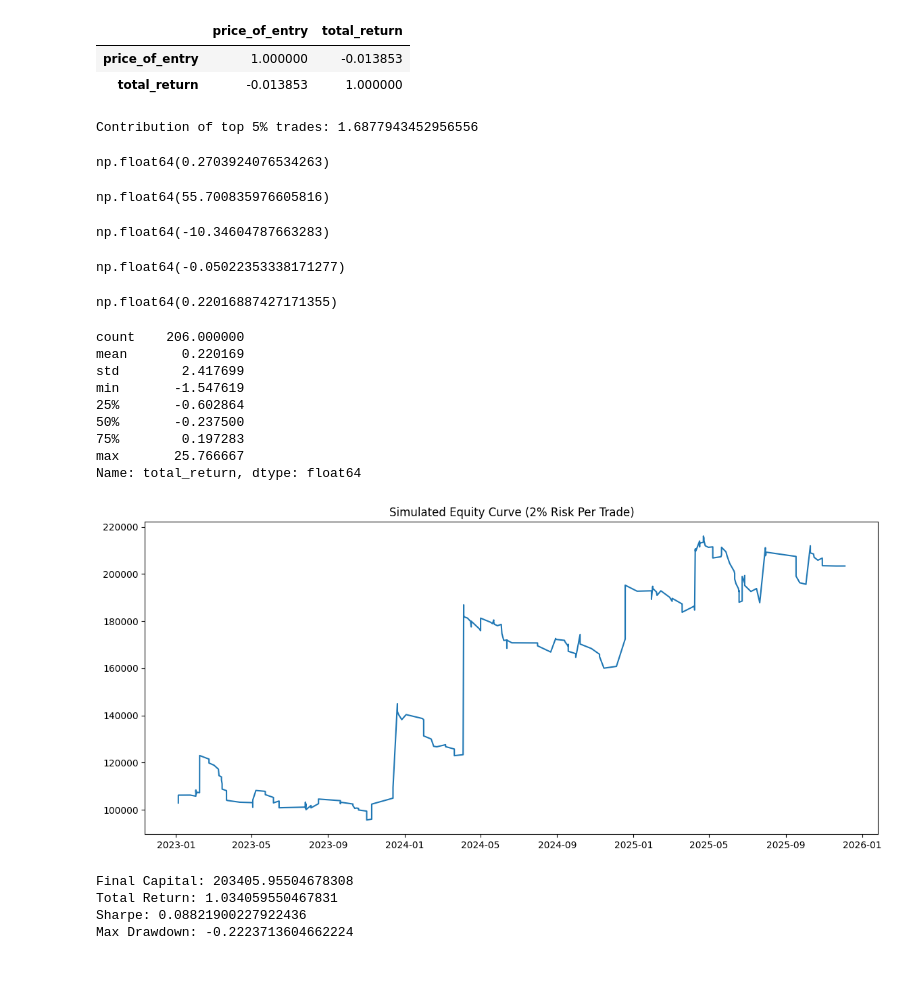
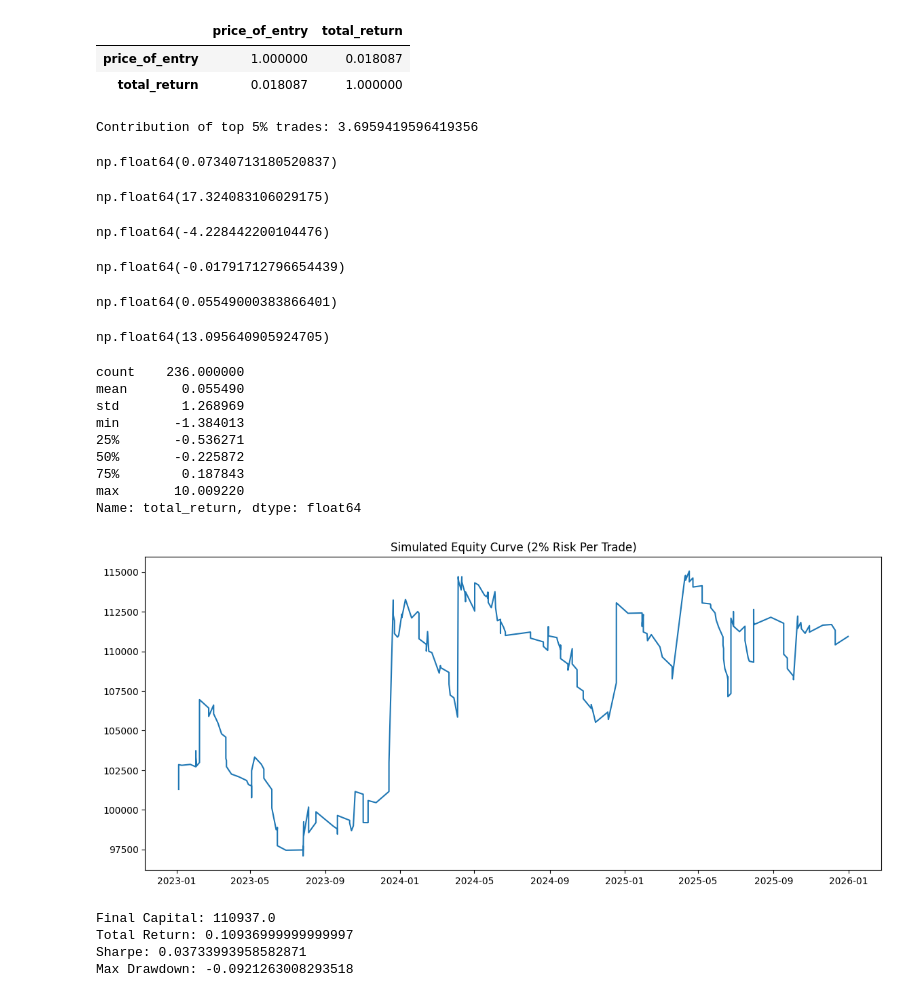
Before and after one commit to ejaxDev/big_movement_model, a Jupyter notebook: backtest_big_movement.ipynb, the cells around one changed output. Cells and saved outputs as stored; diff of their text form; code cells hidden in the pictures; blank space fills up the shorter version.

```diff
--- a/backtest_big_movement.ipynb
+++ b/backtest_big_movement.ipynb
@@ -65,9 +79,10 @@ for k, v in test_df.groupby('date'):
             continue
         if row['datetime'].time() > pd.to_datetime('15:28').time():
             continue
-        if row['pred_prob'] >= 0.6:
-            call_option = dateStrike2opt(row['date'], 'C', int(row['c'])+2)
-            put_option = dateStrike2opt(row['date'], 'P', int(row['c'])-2)
+        if row['pred_prob'] >= .6:
+            expected_move = row['atr_from_open'] * 5 * row['close']
+            call_option = dateStrike2opt(row['date'], 'C', round(row['close']), 0)
+            put_option = dateStrike2opt(row['date'], 'P', round(row['close']), 0)
             if call_option not in options:
                 options[call_option] = get_option(call_option, row['date'])
             if put_option not in options:
@@ -152,8 +167,8 @@ ret_df['price_of_entry'] = ret_df['call_entry_price'] + ret_df['put_entry_price'
 ret_df[['price_of_entry', 'total_return']].corr()
 # %% [output]
 |  | price_of_entry | total_return |
-| price_of_entry | 1.000000 | -0.013853 |
-| total_return | -0.013853 | 1.000000 |
+| price_of_entry | 1.000000 | 0.018087 |
+| total_return | 0.018087 | 1.000000 |
 # %%
 df_sorted = ret_df.sort_values('total_return', ascending=False)
 
@@ -161,38 +176,42 @@ top_5 = df_sorted.head(int(len(df_sorted) * 0.05))  # top 5%
 print("Contribution of top 5% trades:",
       top_5['total_return'].sum() / df_sorted['total_return'].sum())
 # %% [output]
-Contribution of top 5% trades: 1.6877943452956556
+Contribution of top 5% trades: 3.6959419596419356
 # %%
 ret_df['put_return'].mean()
 # %% [output]
-np.float64(0.2703924076534263)
+np.float64(0.07340713180520837)
 # %%
 ret_df['put_return'].sum()
 # %% [output]
-np.float64(55.700835976605816)
+np.float64(17.324083106029175)
 # %%
 ret_df['call_return'].sum()
 # %% [output]
-np.float64(-10.34604787663283)
+np.float64(-4.228442200104476)
 # %%
 ret_df['call_return'].mean()
 # %% [output]
-np.float64(-0.05022353338171277)
+np.float64(-0.01791712796654439)
 # %%
 ret_df['total_return'].mean()
 # %% [output]
-np.float64(0.22016887427171355)
+np.float64(0.05549000383866401)
+# %%
+ret_df['total_return'].sum()
+# %% [output]
+np.float64(13.095640905924705)
 # %%
 ret_df['total_return'].describe()
 # %% [output]
-count    206.000000
-mean       0.220169
-std        2.417699
-min       -1.547619
-25%       -0.602864
-50%       -0.237500
-75%        0.197283
-max       25.766667
+count    236.000000
+mean       0.055490
+std        1.268969
+min       -1.384013
+25%       -0.536271
+50%       -0.225872
+75%        0.187843
+max       10.009220
 Name: total_return, dtype: float64
 # %%
 import numpy as np
@@ -209,40 +228,47 @@ risk_fraction = 0.02   # 2% of capital per trade
 capital = initial_capital
 equity_curve = []
 
-for r in ret_df['total_return']:
+for i in range(len(ret_df)):
+    row = ret_df.iloc[i]
     position_size = capital * risk_fraction
-    pnl = position_size * r
+    call_entry_price = row['call_entry_price']
+    put_entry_price = row['put_entry_price']
+    call_contracts = int((position_size / 2) / (call_entry_price*100))
+    put_contacts = int((position_size / 2) / (put_entry_price*100))
+    call_ret =  100*call_contracts*(row['call_exit_price'] - call_entry_price)
+    put_ret = 100*put_contacts*(row['put_exit_price'] - put_entry_price)
+    pnl = call_ret + put_ret
     capital += pnl
     equity_curve.append(capital)
 
 ret_df['equity'] = equity_curve
 
 # --- Portfolio Returns ---
 ret_df['portfolio_return'] = ret_df['equity'].pct_change().fillna(0)
 ret_df['cum_return'] = ret_df['equity'] / initial_capital
 
 # --- Metrics ---
 mean_ret = ret_df['portfolio_return'].mean()
 vol = ret_df['portfolio_return'].std()
 sharpe = mean_ret / vol if vol != 0 else np.nan
 
 rolling_max = ret_df['equity'].cummax()
 drawdown = ret_df['equity'] / rolling_max - 1
 max_dd = drawdown.min()
 
 # --- Plot ---
 plt.figure(figsize=(14,6))
 plt.plot(ret_df['entry_time'], ret_df['equity'])
 plt.title("Simulated Equity Curve (2% Risk Per Trade)")
 plt.show()
 
 print("Final Capital:", capital)
 print("Total Return:", capital/initial_capital - 1)
 print("Sharpe:", sharpe)
 print("Max Drawdown:", max_dd)
 # %% [output]
-[figure, old version]
+[figure, new version]
-Final Capital: 203405.95504678308
-Total Return: 1.034059550467831
-Sharpe: 0.08821900227922436
-Max Drawdown: -0.2223713604662224
+Final Capital: 110937.0
+Total Return: 0.10936999999999997
+Sharpe: 0.03733993958582871
+Max Drawdown: -0.0921263008293518
```
Also changed, not shown: parts of 10 cells of this notebook.
